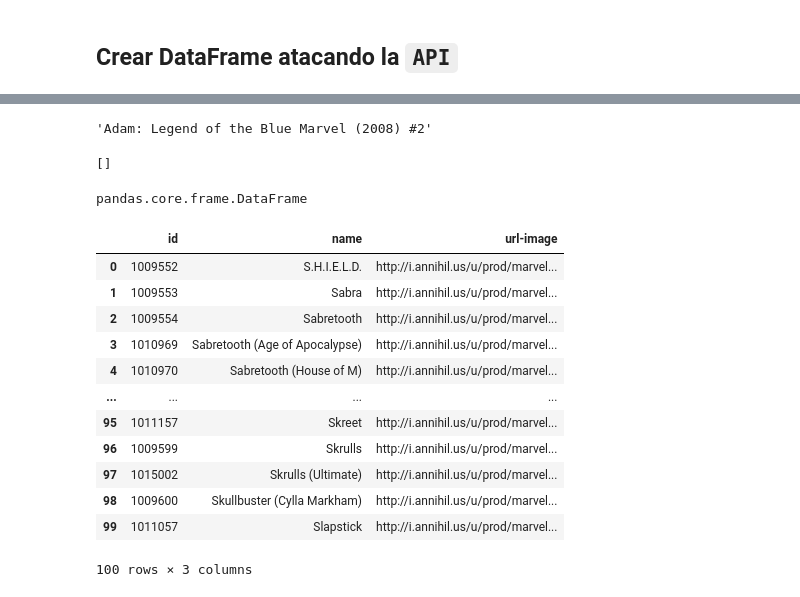
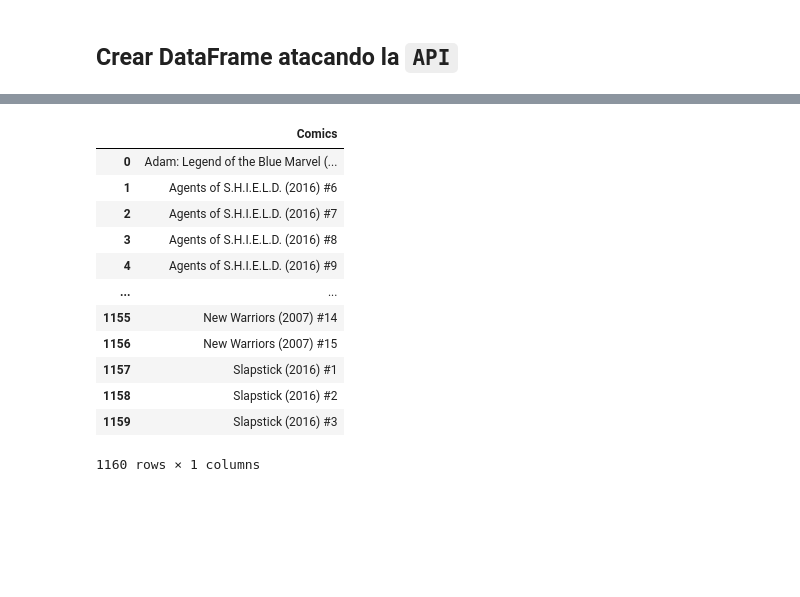
Before and after one commit to solfontan/DS_PT_09_2023, a Jupyter notebook: Data_Analysis/4-API/Practica/API_Marvel.ipynb, the cells around one changed output, grey strips where cells are left out. Drawn from its saved outputs; the diff is of its cells as text; code cells hidden in the pictures; blank space fills up the shorter version.

Commit message:
sigo con la API marvel

```diff
--- a/Data_Analysis/4-API/Practica/API_Marvel.ipynb
+++ b/Data_Analysis/4-API/Practica/API_Marvel.ipynb
@@ -69,17 +68,0 @@ res.json()
-# %%
-res.json()['data']['results'][0][0]['name']
-# %% [output]
-'Adam: Legend of the Blue Marvel (2008) #2'
-# %%
-
-
-[ pd.Series(  [ (int(i)) for i in range(0, len(res.json()['data']['results'])) ]  )  ]
-# %% [output]
-[]
-# %%
-import pprint
-marvel_list3 = [{'comics': heroe['comics']['items']} for heroe in res.json()['data']['results']]
-# Acceder a la clave 'name' dentro de cada diccionario en la lista 'comics'
-names_list = pd.DataFrame([comic['name'] for heroe in marvel_list3 for comic in heroe['comics']])
-# %% [output]
-pandas.core.frame.DataFrame
@@ -92,0 +69,30 @@ pandas.core.frame.DataFrame
+# %%
+lista2 = []
+
+# Supongo que res es una respuesta de una solicitud HTTP y contiene datos JSON
+for heroe in res.json()['data']['results']:
+    for comic_list in heroe['comics']['items']:
+        # Verificar si comic_list es una lista antes de intentar iterar sobre ella
+        if isinstance(comic_list, list):
+            for comic in comic_list:
+                lista2.append(comic.get('name'))
+        else:
+            # Si comic_list no es una lista, asumir que es un diccionario y obtener 'name'
+            lista2.append(comic_list.get('name'))
+
+marvel = pd.DataFrame({'Comics': lista2})
+marvel
+# %% [output]
+|  | Comics |
+| 0 | Adam: Legend of the Blue Marvel (... |
+| 1 | Agents of S.H.I.E.L.D. (2016) #6 |
+| 2 | Agents of S.H.I.E.L.D. (2016) #7 |
+| 3 | Agents of S.H.I.E.L.D. (2016) #8 |
+| 4 | Agents of S.H.I.E.L.D. (2016) #9 |
+| ... | ... |
+| 1155 | New Warriors (2007) #14 |
+| 1156 | New Warriors (2007) #15 |
+| 1157 | Slapstick (2016) #1 |
+| 1158 | Slapstick (2016) #2 |
+| 1159 | Slapstick (2016) #3 |
+1160 rows × 1 columns
@@ -97,19 +116,5 @@ marvel_list = [{"id": heroe["id"], "name": heroe["name"], "url-image": heroe['th
 
 marvel_df = pd.DataFrame(marvel_list)
 marvel_df
-# %% [output]
-|  | id | name | url-image |
-| 0 | 1009552 | S.H.I.E.L.D. | http://i.annihil.us/u/prod/marvel... |
-| 1 | 1009553 | Sabra | http://i.annihil.us/u/prod/marvel... |
-| 2 | 1009554 | Sabretooth | http://i.annihil.us/u/prod/marvel... |
-| 3 | 1010969 | Sabretooth (Age of Apocalypse) | http://i.annihil.us/u/prod/marvel... |
-| 4 | 1010970 | Sabretooth (House of M) | http://i.annihil.us/u/prod/marvel... |
-| ... | ... | ... | ... |
-| 95 | 1011157 | Skreet | http://i.annihil.us/u/prod/marvel... |
-| 96 | 1009599 | Skrulls | http://i.annihil.us/u/prod/marvel... |
-| 97 | 1015002 | Skrulls (Ultimate) | http://i.annihil.us/u/prod/marvel... |
-| 98 | 1009600 | Skullbuster (Cylla Markham) | http://i.annihil.us/u/prod/marvel... |
-| 99 | 1011057 | Slapstick | http://i.annihil.us/u/prod/marvel... |
-100 rows × 3 columns
 # %%
 
```
Also changed, not shown: parts of 5 cells of this notebook.
